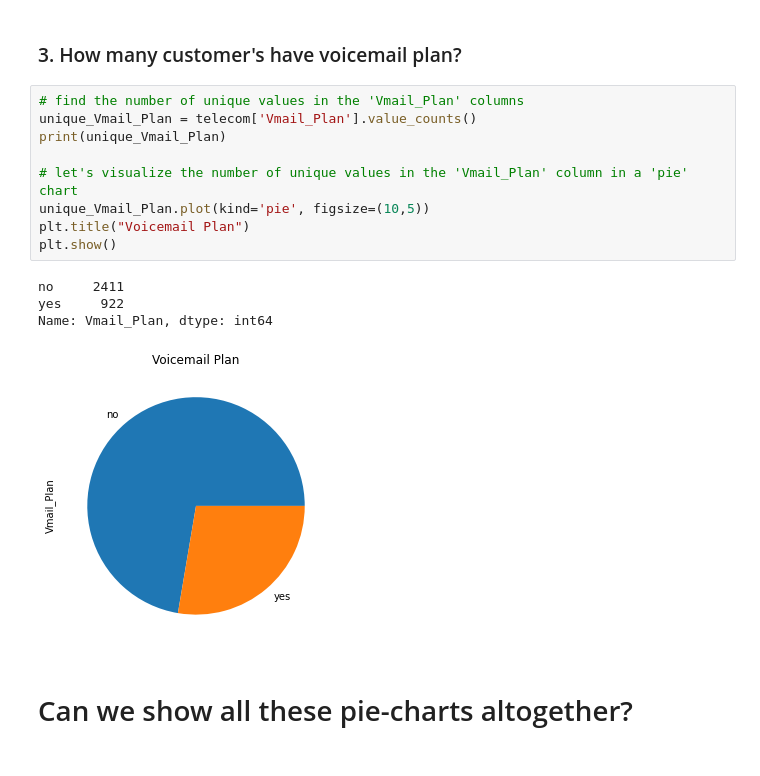
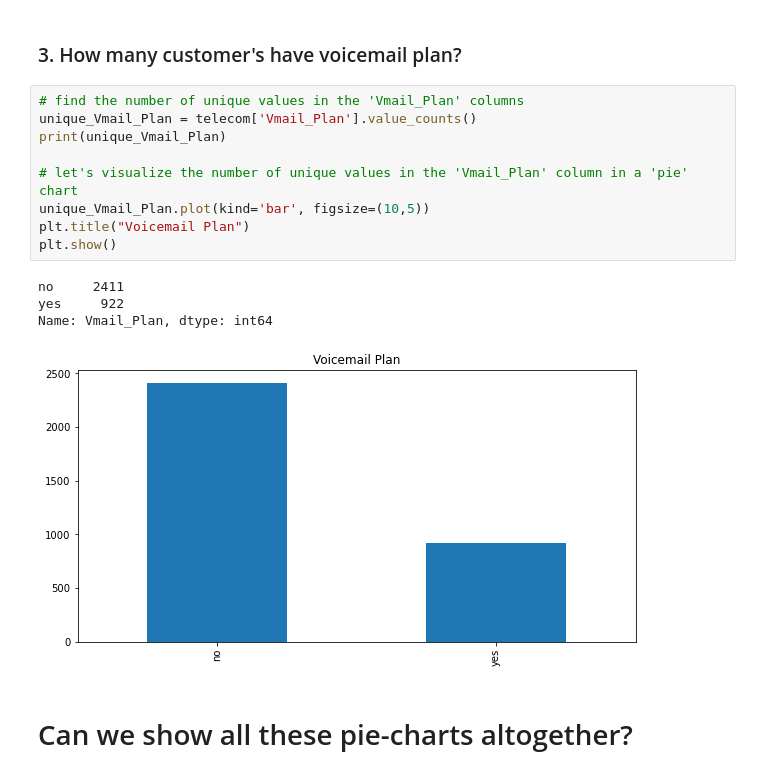
Before and after one commit to SKawsar/Data_viz_using_python_for_beginner, a Jupyter notebook: coding_session_1.ipynb, the cells around one changed output. Drawn from its saved outputs; the diff is of its cells as text.

```diff
--- a/coding_session_1.ipynb
+++ b/coding_session_1.ipynb
@@ -154,17 +154,17 @@ Name: Intl_Plan, dtype: int64
 # %%
 # find the number of unique values in the 'Vmail_Plan' columns
 unique_Vmail_Plan = telecom['Vmail_Plan'].value_counts()
 print(unique_Vmail_Plan)
 
 # let's visualize the number of unique values in the 'Vmail_Plan' column in a 'pie' chart
-unique_Vmail_Plan.plot(kind='pie', figsize=(10,5))
+unique_Vmail_Plan.plot(kind='bar', figsize=(10,5))
 plt.title("Voicemail Plan")
 plt.show()
 # %% [output]
 no     2411
 yes     922
 Name: Vmail_Plan, dtype: int64
-[figure, old version]
+[figure, new version]
 # %% [markdown]
 # Can we show all these pie-charts altogether?
 # %%
```
Also changed, not shown: parts of 1 cell of this notebook.
